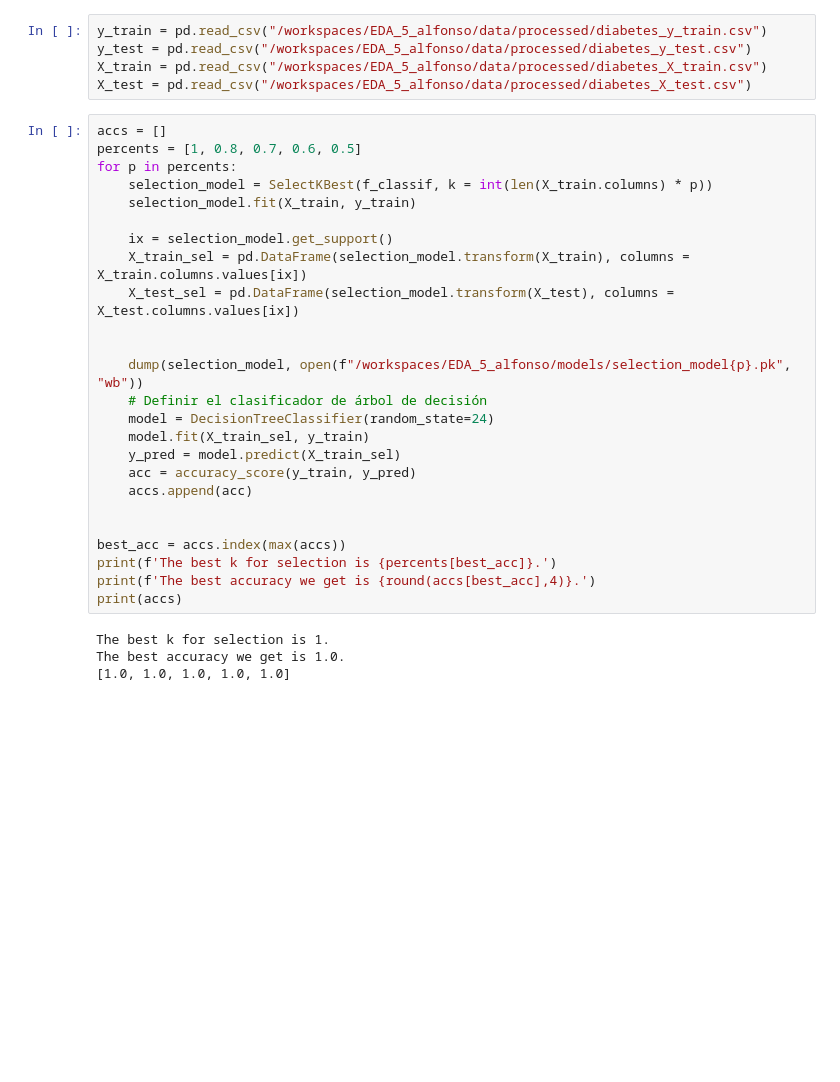
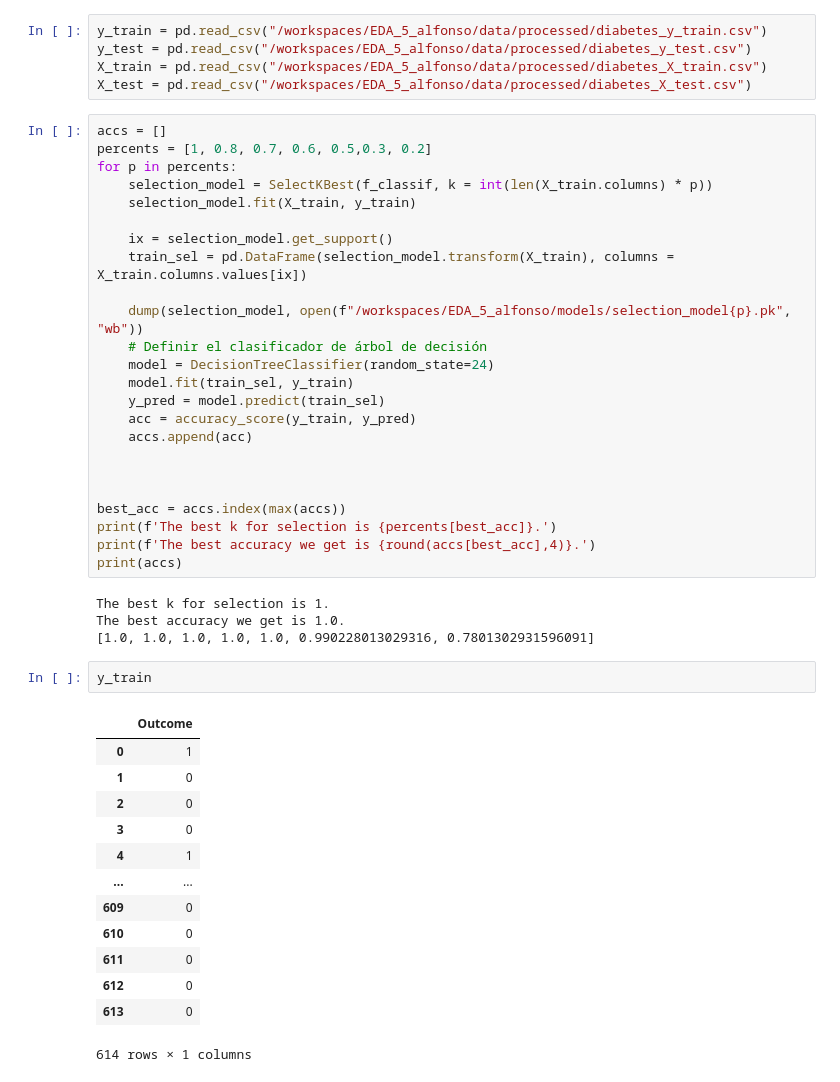
Before and after one commit to 4GeeksAcademy/alfonsoMG_boosting, a Jupyter notebook: src/4. ML_develop.ipynb, the cells around one changed output. Cells and saved outputs as stored; diff of their text form; blank space fills up the shorter version.

```diff
--- a/src/4. ML_develop.ipynb
+++ b/src/4. ML_develop.ipynb
@@ -16,23 +17,22 @@ X_train = pd.read_csv("/workspaces/EDA_5_alfonso/data/processed/diabetes_X_train
 X_test = pd.read_csv("/workspaces/EDA_5_alfonso/data/processed/diabetes_X_test.csv")
 # %%
 accs = []
-percents = [1, 0.8, 0.7, 0.6, 0.5]
+percents = [1, 0.8, 0.7, 0.6, 0.5,0.3, 0.2]
 for p in percents:
     selection_model = SelectKBest(f_classif, k = int(len(X_train.columns) * p))
     selection_model.fit(X_train, y_train)
 
     ix = selection_model.get_support()
-    X_train_sel = pd.DataFrame(selection_model.transform(X_train), columns = X_train.columns.values[ix])
-    X_test_sel = pd.DataFrame(selection_model.transform(X_test), columns = X_test.columns.values[ix])
-
+    train_sel = pd.DataFrame(selection_model.transform(X_train), columns = X_train.columns.values[ix])
 
     dump(selection_model, open(f"/workspaces/EDA_5_alfonso/models/selection_model{p}.pk", "wb"))
     # Definir el clasificador de árbol de decisión
     model = DecisionTreeClassifier(random_state=24)
-    model.fit(X_train_sel, y_train)
-    y_pred = model.predict(X_train_sel)
+    model.fit(train_sel, y_train)
+    y_pred = model.predict(train_sel)
     acc = accuracy_score(y_train, y_pred)
     accs.append(acc)
+
 
 
 best_acc = accs.index(max(accs))
@@ -42,4 +42,20 @@ print(accs)
 # %% [output]
 The best k for selection is 1.
 The best accuracy we get is 1.0.
-[1.0, 1.0, 1.0, 1.0, 1.0]
+[1.0, 1.0, 1.0, 1.0, 1.0, 0.990228013029316, 0.7801302931596091]
+# %%
+y_train
+# %% [output]
+|  | Outcome |
+| 0 | 1 |
+| 1 | 0 |
+| 2 | 0 |
+| 3 | 0 |
+| 4 | 1 |
+| ... | ... |
+| 609 | 0 |
+| 610 | 0 |
+| 611 | 0 |
+| 612 | 0 |
+| 613 | 0 |
+614 rows × 1 columns
```
Also changed, not shown: parts of 15 cells of this notebook, 14 other files.
